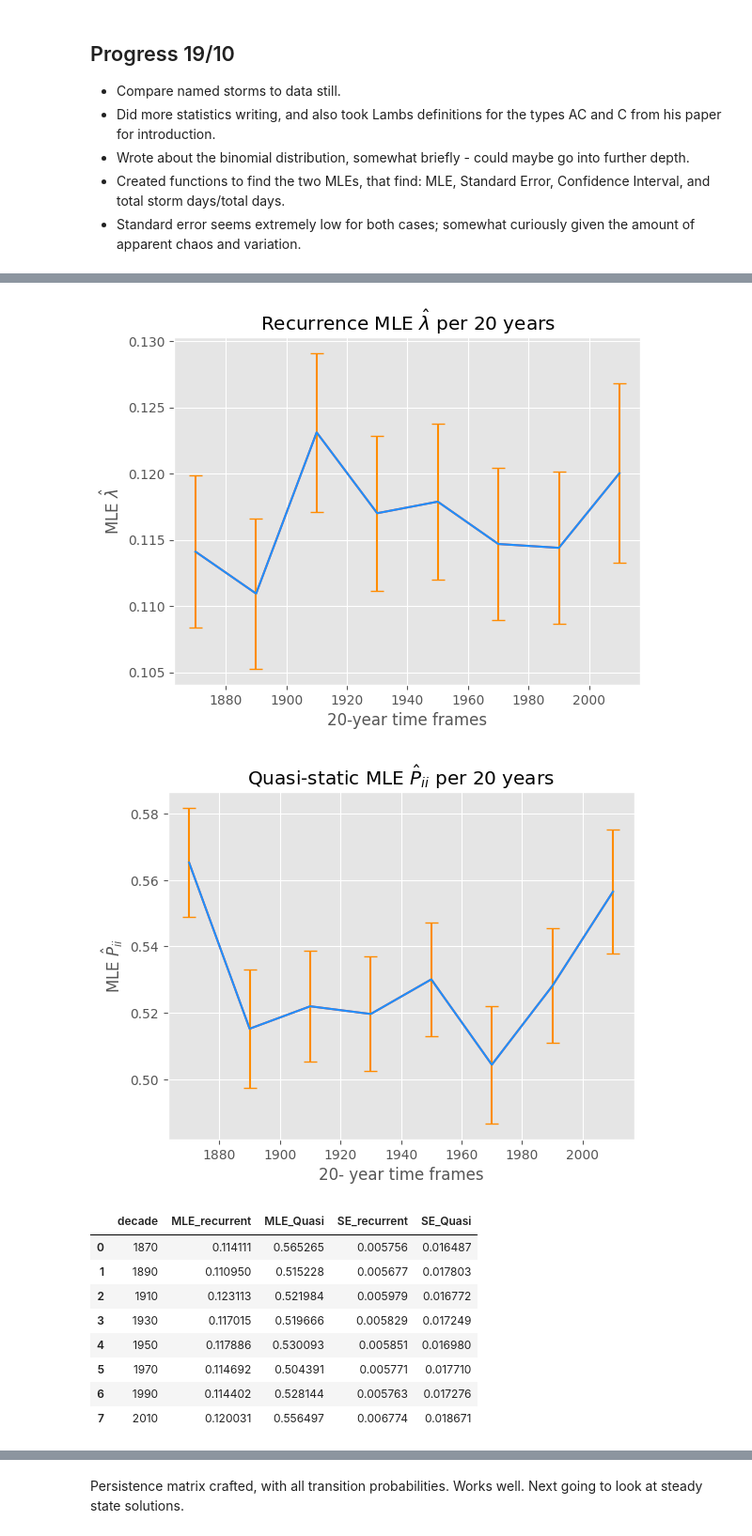
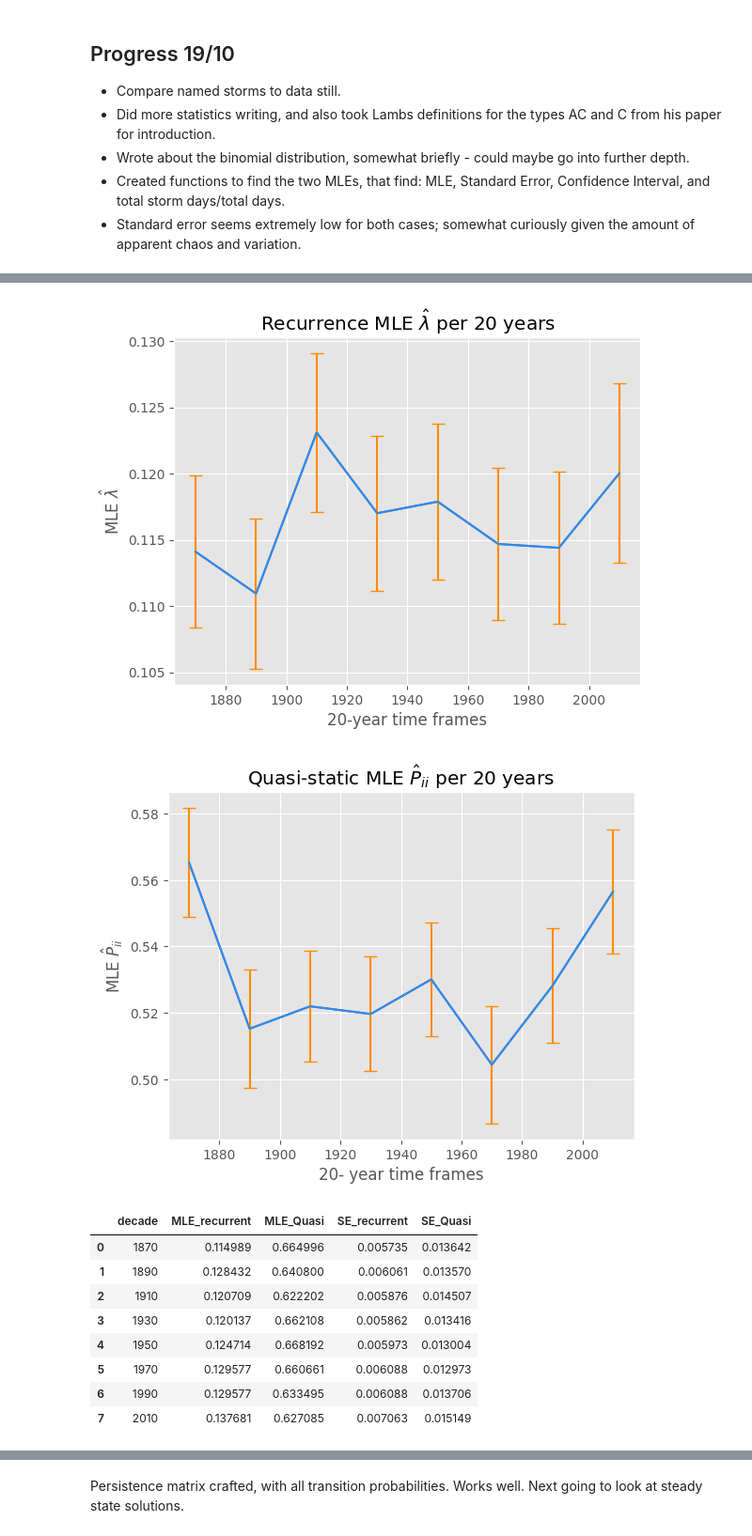
Before and after one commit to R-Mulholland/Persistecnce, a Jupyter notebook: Persistence.ipynb, the cells around one changed output, grey strips where cells are left out. Shown at 94% size. Cells and saved outputs as stored; diff of their text form; code cells hidden in the pictures.

```diff
--- a/Persistence.ipynb
+++ b/Persistence.ipynb
@@ -395,41 +395,41 @@ plt.errorbar(df_MLE20['decade'], df_MLE20['MLE_Quasi'],
              capsize = 5)
 plt.grid(True)
 plt.show()
-
-df_MLE20
 # %% [output]
 [figure]
 [figure]
-|  | decade | MLE_recurrent | MLE_Quasi | SE_recurrent | SE_Quasi |
-| 0 | 1870 | 0.114111 | 0.565265 | 0.005756 | 0.016487 |
-| 1 | 1890 | 0.110950 | 0.515228 | 0.005677 | 0.017803 |
-| 2 | 1910 | 0.123113 | 0.521984 | 0.005979 | 0.016772 |
-| 3 | 1930 | 0.117015 | 0.519666 | 0.005829 | 0.017249 |
-| 4 | 1950 | 0.117886 | 0.530093 | 0.005851 | 0.016980 |
-| 5 | 1970 | 0.114692 | 0.504391 | 0.005771 | 0.017710 |
-| 6 | 1990 | 0.114402 | 0.528144 | 0.005763 | 0.017276 |
-| 7 | 2010 | 0.120031 | 0.556497 | 0.006774 | 0.018671 |
 # %%
 decadeshot = []
-MLE_R10hot = []
-MLE_QS10hot = []
-SE_R10hot = []
-SE_QS10hot = []
+MLE_R20hot = []
+MLE_QS20hot = []
+SE_R20hot = []
+SE_QS20hot = []
 
 x = {'AC'}
 
-for i in range(16):
-    df_10hot = df_hot[(df_hot['year'] < 1870 + 10*(i+1)) & (df_hot['year'] > 1870 +10*i)]
-    MLE_R10hot.append(MLE_R(df_10hot,x)[0])
-    MLE_QS10hot.append(MLE_QS(df_10hot,x)[0])
-    SE_R10hot.append(MLE_R(df_10hot,x)[1])
-    SE_QS10hot.append(MLE_QS(df_10hot,x)[1])
-    decadeshot.append(1870 + 10*i)
+for i in range(8):
+    df_10hot = df_hot[(df_hot['year'] < 1870 + 20*(i+1)) & (df_hot['year'] > 1870 +20*i)]
+    MLE_R20hot.append(MLE_R(df_10hot,x)[0])
+    MLE_QS20hot.append(MLE_QS(df_10hot,x)[0])
+    SE_R20hot.append(MLE_R(df_10hot,x)[1])
+    SE_QS20hot.append(MLE_QS(df_10hot,x)[1])
+    decadeshot.append(1870 + 20*i)
 
-df_MLE10hot = pd.DataFrame({
+df_MLE20hot = pd.DataFrame({
     "decade": decadeshot,
-    "MLE_recurrent": MLE_R10hot,
-    "MLE_Quasi": MLE_QS10hot,
-    "SE_recurrent": SE_R10hot,
-    "SE_Quasi": SE_QS10hot
+    "MLE_recurrent": MLE_R20hot,
+    "MLE_Quasi": MLE_QS20hot,
+    "SE_recurrent": SE_R20hot,
+    "SE_Quasi": SE_QS20hot
 })
+df_MLE20hot
+# %% [output]
+|  | decade | MLE_recurrent | MLE_Quasi | SE_recurrent | SE_Quasi |
+| 0 | 1870 | 0.114989 | 0.664996 | 0.005735 | 0.013642 |
+| 1 | 1890 | 0.128432 | 0.640800 | 0.006061 | 0.013570 |
+| 2 | 1910 | 0.120709 | 0.622202 | 0.005876 | 0.014507 |
+| 3 | 1930 | 0.120137 | 0.662108 | 0.005862 | 0.013416 |
+| 4 | 1950 | 0.124714 | 0.668192 | 0.005973 | 0.013004 |
+| 5 | 1970 | 0.129577 | 0.660661 | 0.006088 | 0.012973 |
+| 6 | 1990 | 0.129577 | 0.633495 | 0.006088 | 0.013706 |
+| 7 | 2010 | 0.137681 | 0.627085 | 0.007063 | 0.015149 |
```
Also changed, not shown: parts of 14 cells of this notebook.
